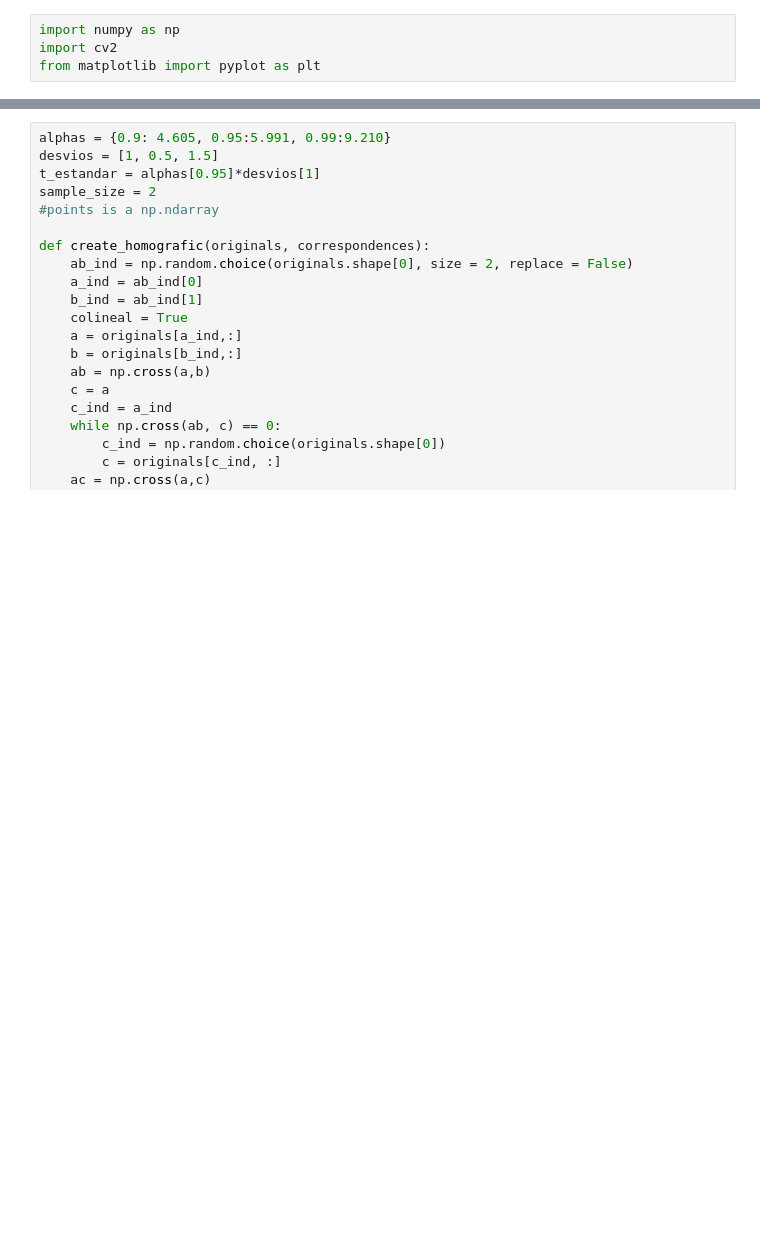
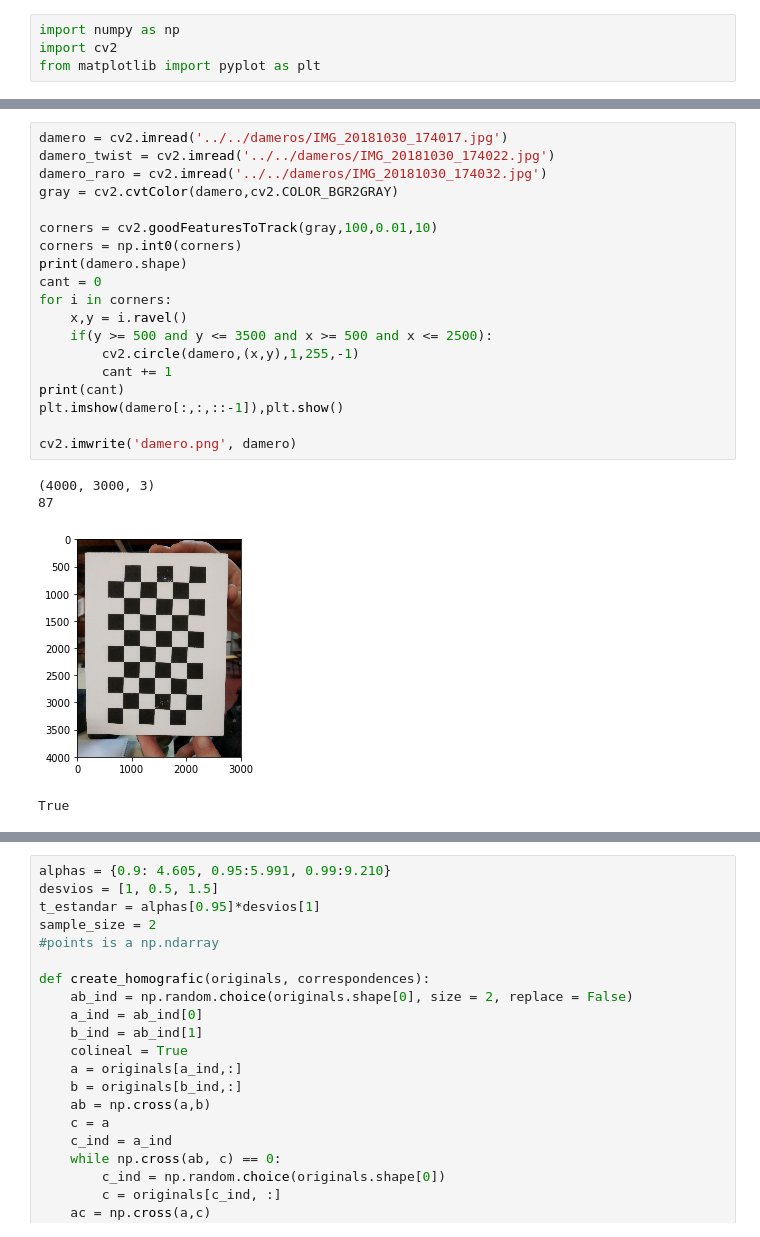
Before and after one commit to Jcortesconde/VisionComputadora, a Jupyter notebook: Practicas/Practica6/Practica6.ipynb, the cells around one changed output, grey strips where cells are left out. Saved outputs shown, nothing was run; the diff lists cells and outputs as text; blank space fills up the shorter version.

```diff
--- a/Practicas/Practica6/Practica6.ipynb
+++ b/Practicas/Practica6/Practica6.ipynb
@@ -60 +78,25 @@ def dlt(originals, correspondence):  ## numpy arrays of the same size
+# %%
+damero = cv2.imread('../../dameros/IMG_20181030_174017.jpg')
+damero_twist = cv2.imread('../../dameros/IMG_20181030_174022.jpg')
+damero_raro = cv2.imread('../../dameros/IMG_20181030_174032.jpg')
+gray = cv2.cvtColor(damero,cv2.COLOR_BGR2GRAY)
+
+corners = cv2.goodFeaturesToTrack(gray,100,0.01,10)
+corners = np.int0(corners)
+print(damero.shape)
+cant = 0
+for i in corners:
+    x,y = i.ravel()
+    if(y >= 500 and y <= 3500 and x >= 500 and x <= 2500):
+        cv2.circle(damero,(x,y),1,255,-1)
+        cant += 1
+print(cant)
+plt.imshow(damero[:,:,::-1]),plt.show()
+
+cv2.imwrite('damero.png', damero)
+# %% [output]
+(4000, 3000, 3)
+87
+[figure, added]
+True
 # %%
```
Also changed, not shown: parts of 7 cells of this notebook, 5 other files.
